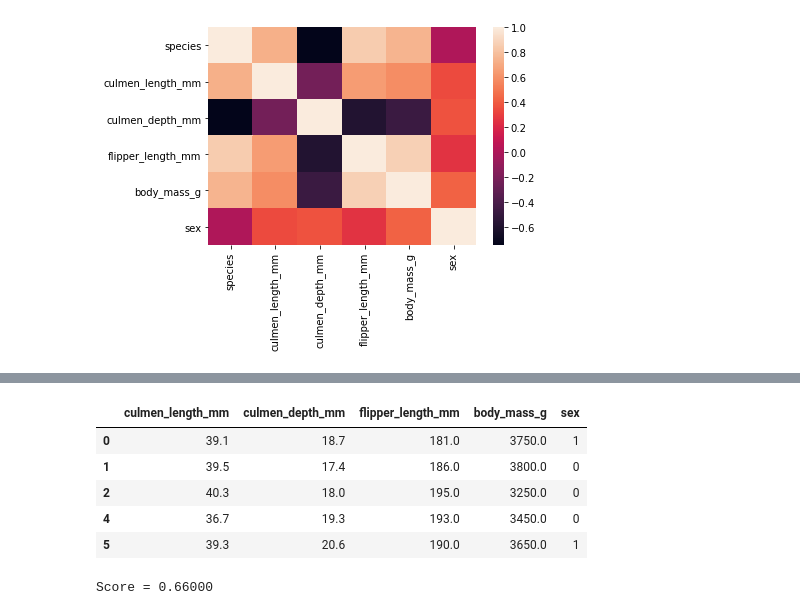
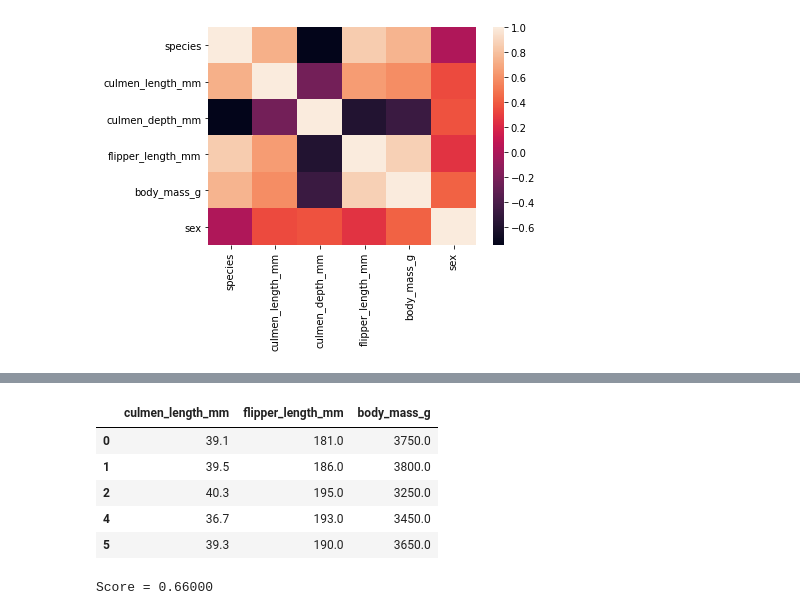
Before and after one commit to lucianoaclemente/machine_learning, a Jupyter notebook: analise_pinguins.ipynb, the cells around one changed output, grey strips where cells are left out. Cells and saved outputs as stored; diff of their text form; code cells hidden in the pictures.

```diff
--- a/analise_pinguins.ipynb
+++ b/analise_pinguins.ipynb
@@ -49,7 +48,7 @@ df.head()
 | 3 | Adelie | Torgersen | NaN | NaN | NaN | NaN | NaN |
 | 4 | Adelie | Torgersen | 36.7 | 19.3 | 193.0 | 3450.0 | FEMALE |
 # %%
-df = df.dropna()
+df = df = df.dropna()
 class_names = pd.unique(df['species'])
 # %%
 # Removendo categorias inválidas
@@ -122,15 +133,15 @@ sns.pairplot(df, diag_kind="hist", hue="species")
 # %%
-X = df.drop(['island','species'], axis=1)
+X = df.drop(['island','species', 'culmen_depth_mm', 'sex'], axis=1).astype('float')
 y = df['species']
 
 X.head()
 # %% [output]
-|  | culmen_length_mm | culmen_depth_mm | flipper_length_mm | body_mass_g | sex |
-| 0 | 39.1 | 18.7 | 181.0 | 3750.0 | 1 |
-| 1 | 39.5 | 17.4 | 186.0 | 3800.0 | 0 |
-| 2 | 40.3 | 18.0 | 195.0 | 3250.0 | 0 |
-| 4 | 36.7 | 19.3 | 193.0 | 3450.0 | 0 |
-| 5 | 39.3 | 20.6 | 190.0 | 3650.0 | 1 |
+|  | culmen_length_mm | flipper_length_mm | body_mass_g |
+| 0 | 39.1 | 181.0 | 3750.0 |
+| 1 | 39.5 | 186.0 | 3800.0 |
+| 2 | 40.3 | 195.0 | 3250.0 |
+| 4 | 36.7 | 193.0 | 3450.0 |
+| 5 | 39.3 | 190.0 | 3650.0 |
 # %%
 X_train, X_test, y_train, y_test = train_test_split(X, y, test_size=0.30, random_state=101)
 
```
Also changed, not shown: parts of 9 cells of this notebook.
